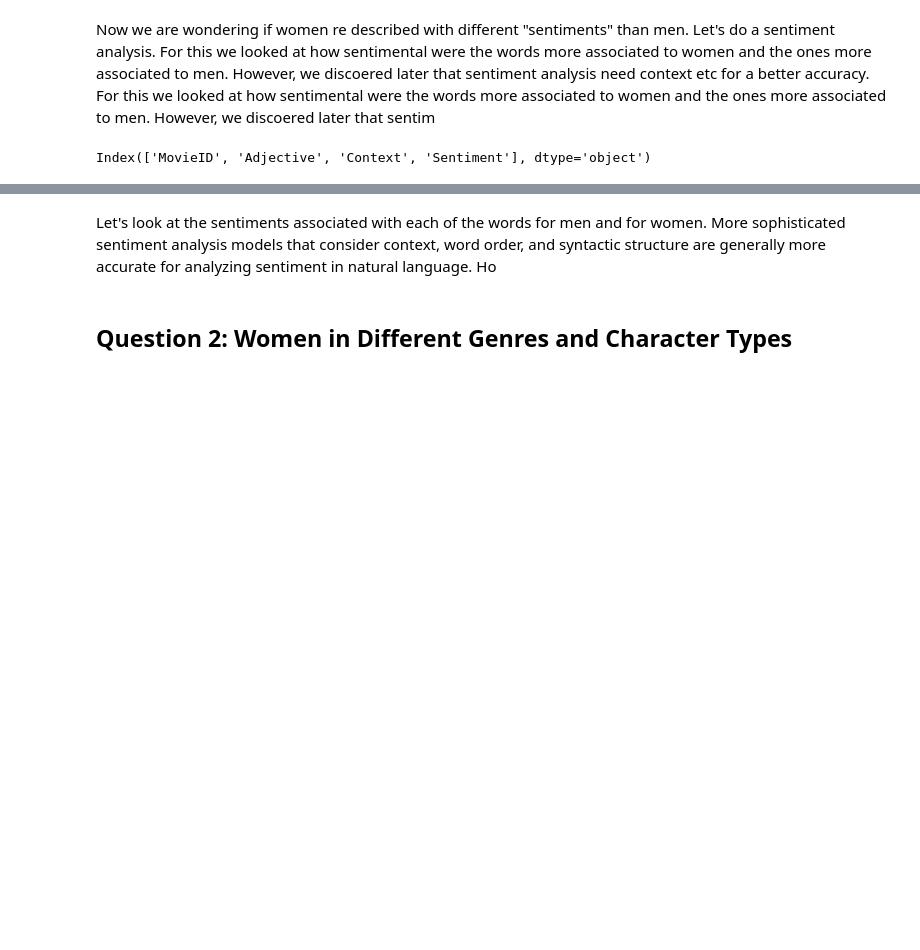
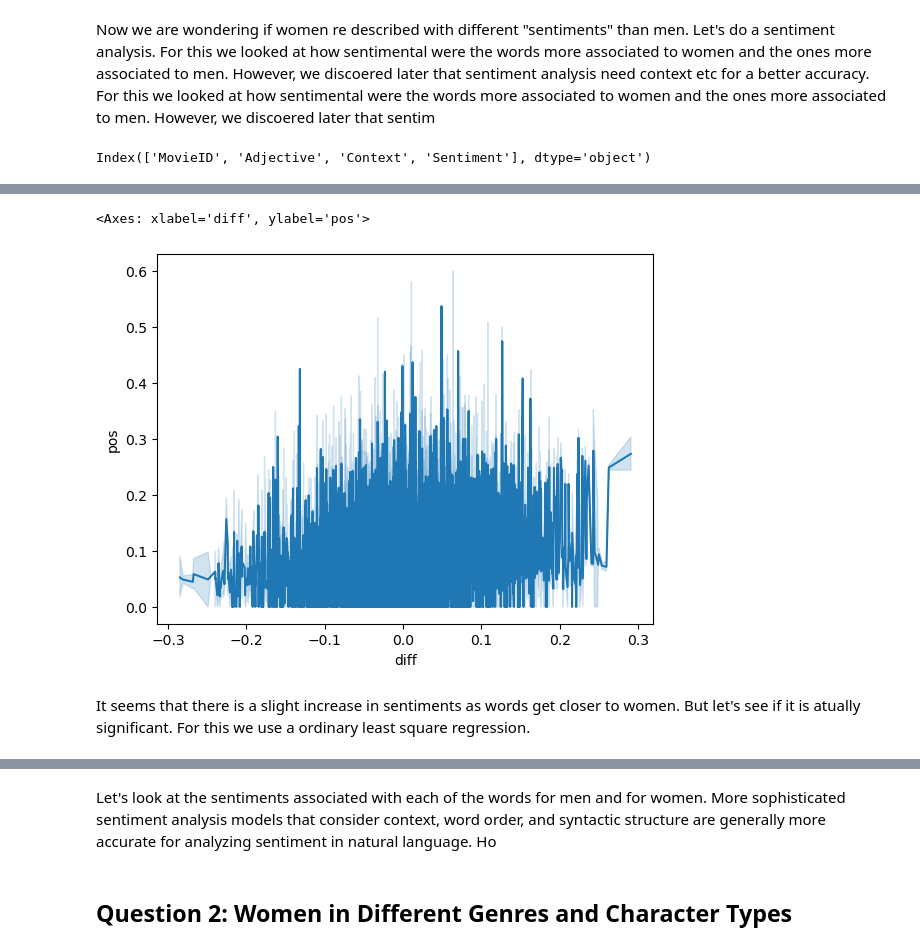
Before and after one commit to epfl-ada/ada-2023-project-adavengers2023, a Jupyter notebook: Milestone_3_Ariane_İrem_Caroline.ipynb, the cells around one changed output, grey strips where cells are left out. Saved outputs shown, nothing was run; the diff lists cells and outputs as text; code cells hidden in the pictures; blank space fills up the shorter version.

Commit message:
ols regression

```diff
--- a/Milestone_3_Ariane_İrem_Caroline.ipynb
+++ b/Milestone_3_Ariane_İrem_Caroline.ipynb
@@ -739,0 +746,3 @@ sentiment
+# %%
+sentiment.Sentiment = sentiment.Sentiment.apply(lambda x: ast.literal_eval(x))
+sentiment
@@ -739,0 +781,3 @@ sentiment
+# %%
+sentiment_and_similarity = sentiment.merge(similarity_and_frequency,left_on="Adjective",right_on = "Word", how = "inner")
+sentiment_and_similarity
@@ -739,0 +798,7 @@ sentiment
+# %%
+sns.lineplot(data = sentiment_and_similarity, x = "diff", y  = "pos")
+# %% [output]
+<Axes: xlabel='diff', ylabel='pos'>
+[figure, added]
+# %% [markdown]
+It seems that there is a slight increase in sentiments as words get closer to women. But let's see if it is atually significant. For this we use a ordinary least square regression.
```
Also changed, not shown: parts of 16 cells of this notebook, 2 other files.
